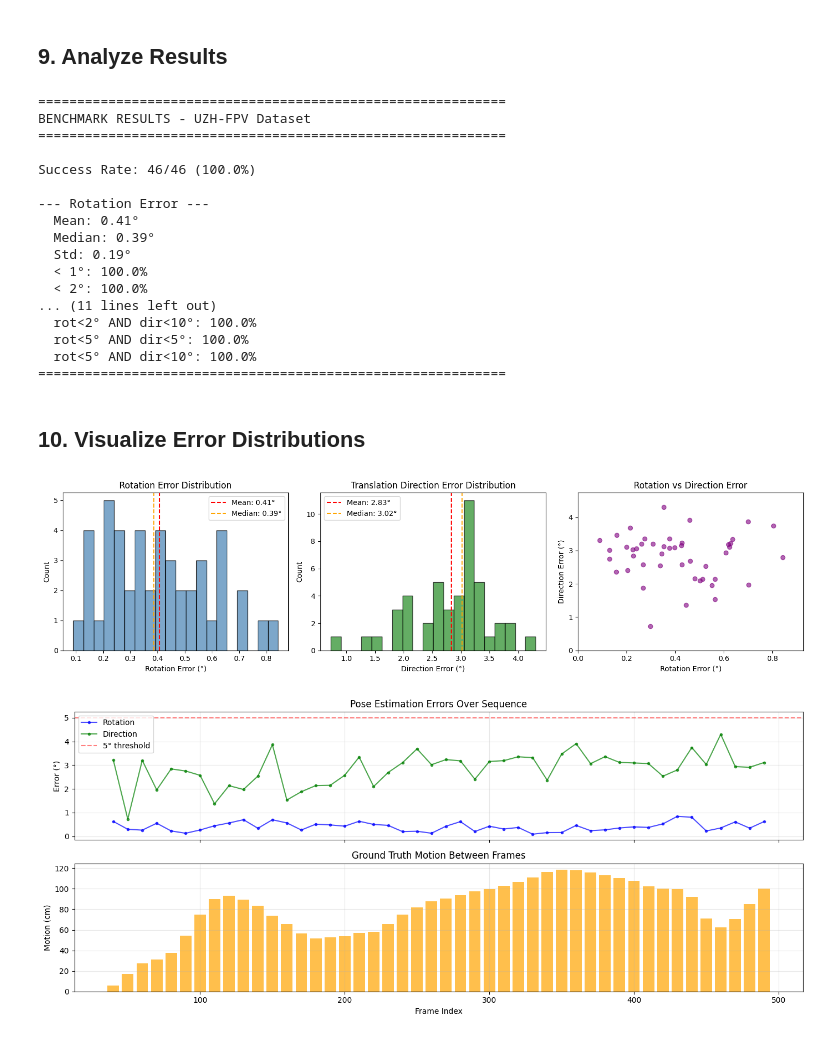
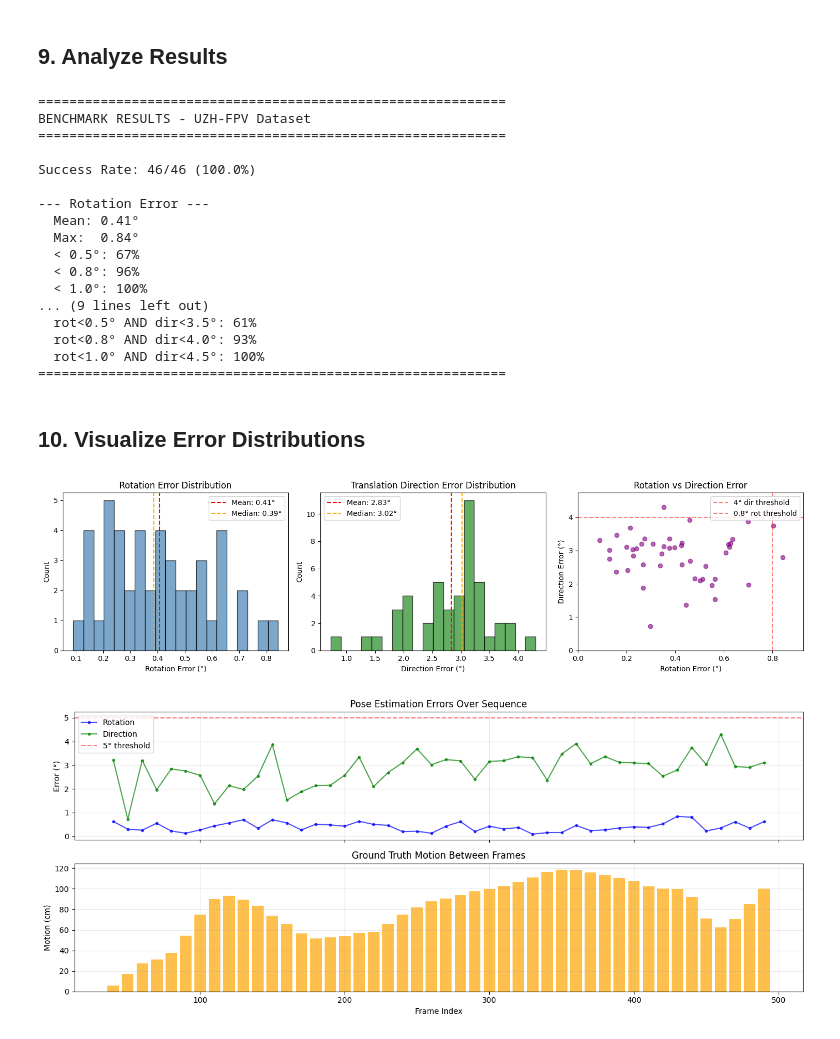
Before and after one commit to galbb12/project_in_advanced_robotics, a Jupyter notebook: quickstart.ipynb, the cells around one changed output. Cells and saved outputs as stored; diff of their text form; code cells hidden in the pictures.

```diff
--- a/README.ipynb
+++ b/quickstart.ipynb
@@ -367,24 +379,22 @@ print(f"\nSuccess Rate: {len(successful)}/{len(results)} ({100*len(successful)/l
 
 print(f"\n--- Rotation Error ---")
 print(f"  Mean: {np.mean(rot_errors):.2f}°")
-print(f"  Median: {np.median(rot_errors):.2f}°")
-print(f"  Std: {np.std(rot_errors):.2f}°")
-print(f"  < 1°: {100*np.mean(rot_errors < 1):.1f}%")
-print(f"  < 2°: {100*np.mean(rot_errors < 2):.1f}%")
-print(f"  < 5°: {100*np.mean(rot_errors < 5):.1f}%")
+print(f"  Max:  {np.max(rot_errors):.2f}°")
+print(f"  < 0.5°: {100*np.mean(rot_errors < 0.5):.0f}%")
+print(f"  < 0.8°: {100*np.mean(rot_errors < 0.8):.0f}%")
+print(f"  < 1.0°: {100*np.mean(rot_errors < 1.0):.0f}%")
 
 print(f"\n--- Translation Direction Error ---")
 print(f"  Mean: {np.mean(dir_errors):.2f}°")
-print(f"  Median: {np.median(dir_errors):.2f}°")
-print(f"  Std: {np.std(dir_errors):.2f}°")
-print(f"  < 5°: {100*np.mean(dir_errors < 5):.1f}%")
-print(f"  < 10°: {100*np.mean(dir_errors < 10):.1f}%")
+print(f"  Max:  {np.max(dir_errors):.2f}°")
+print(f"  < 3.0°: {100*np.mean(dir_errors < 3.0):.0f}%")
+print(f"  < 3.5°: {100*np.mean(dir_errors < 3.5):.0f}%")
+print(f"  < 4.5°: {100*np.mean(dir_errors < 4.5):.0f}%")
 
 print(f"\n--- Combined Accuracy ---")
-for r_th in [2, 5]:
-    for d_th in [5, 10]:
-        acc = 100 * np.mean((rot_errors < r_th) & (dir_errors < d_th))
-        print(f"  rot<{r_th}° AND dir<{d_th}°: {acc:.1f}%")
+for r_th, d_th in [(0.5, 3.5), (0.8, 4.0), (1.0, 4.5)]:
+    acc = 100 * np.mean((rot_errors < r_th) & (dir_errors < d_th))
+    print(f"  rot<{r_th}° AND dir<{d_th}°: {acc:.0f}%")
 
 print("=" * 60)
 # %% [output]
@@ -396,14 +406,14 @@ Success Rate: 46/46 (100.0%)
 
 --- Rotation Error ---
   Mean: 0.41°
-  Median: 0.39°
-  Std: 0.19°
-  < 1°: 100.0%
-  < 2°: 100.0%
-... (11 lines left out)
-  rot<2° AND dir<10°: 100.0%
-  rot<5° AND dir<5°: 100.0%
-  rot<5° AND dir<10°: 100.0%
+  Max:  0.84°
+  < 0.5°: 67%
+  < 0.8°: 96%
+  < 1.0°: 100%
+... (9 lines left out)
+  rot<0.5° AND dir<3.5°: 61%
+  rot<0.8° AND dir<4.0°: 93%
+  rot<1.0° AND dir<4.5°: 100%
 ============================================================
 # %% [markdown]
 ## 10. Visualize Error Distributions
@@ -412,36 +422,37 @@ fig, axes = plt.subplots(1, 3, figsize=(15, 4))
 
 # Rotation error histogram
 axes[0].hist(rot_errors, bins=20, edgecolor='black', alpha=0.7, color='steelblue')
 axes[0].axvline(np.mean(rot_errors), color='red', linestyle='--', label=f'Mean: {np.mean(rot_errors):.2f}°')
 axes[0].axvline(np.median(rot_errors), color='orange', linestyle='--', label=f'Median: {np.median(rot_errors):.2f}°')
 axes[0].set_xlabel('Rotation Error (°)')
 axes[0].set_ylabel('Count')
 axes[0].set_title('Rotation Error Distribution')
 axes[0].legend()
 
 # Direction error histogram
 axes[1].hist(dir_errors, bins=20, edgecolor='black', alpha=0.7, color='forestgreen')
 axes[1].axvline(np.mean(dir_errors), color='red', linestyle='--', label=f'Mean: {np.mean(dir_errors):.2f}°')
 axes[1].axvline(np.median(dir_errors), color='orange', linestyle='--', label=f'Median: {np.median(dir_errors):.2f}°')
 axes[1].set_xlabel('Direction Error (°)')
 axes[1].set_ylabel('Count')
 axes[1].set_title('Translation Direction Error Distribution')
 axes[1].legend()
 
 # Scatter plot
 axes[2].scatter(rot_errors, dir_errors, alpha=0.6, c='purple')
-axes[2].axhline(5, color='red', linestyle='--', alpha=0.5)
-axes[2].axvline(2, color='red', linestyle='--', alpha=0.5)
+axes[2].axhline(4.0, color='red', linestyle='--', alpha=0.5, label='4° dir threshold')
+axes[2].axvline(0.8, color='red', linestyle='--', alpha=0.5, label='0.8° rot threshold')
 axes[2].set_xlabel('Rotation Error (°)')
 axes[2].set_ylabel('Direction Error (°)')
 axes[2].set_title('Rotation vs Direction Error')
 axes[2].set_xlim(0, max(rot_errors) * 1.1)
 axes[2].set_ylim(0, max(dir_errors) * 1.1)
+axes[2].legend(loc='upper right')
 
 plt.tight_layout()
 plt.show()
 # %% [output]
-[figure, old version]
+[figure, new version]
 # %%
 # Error over sequence
 frames = [r['frame'] for r in successful]
```
Also changed, not shown: parts of 6 cells of this notebook, 7 other files.
